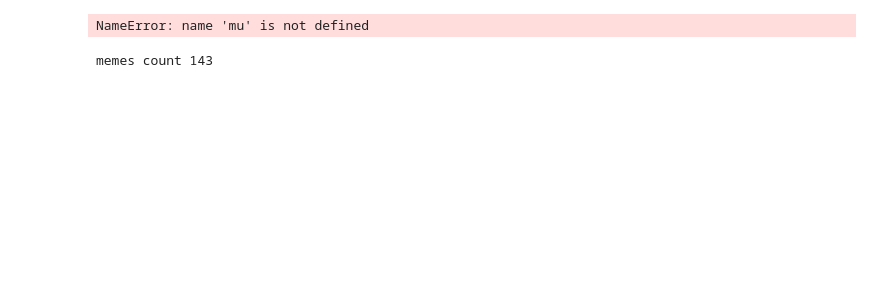
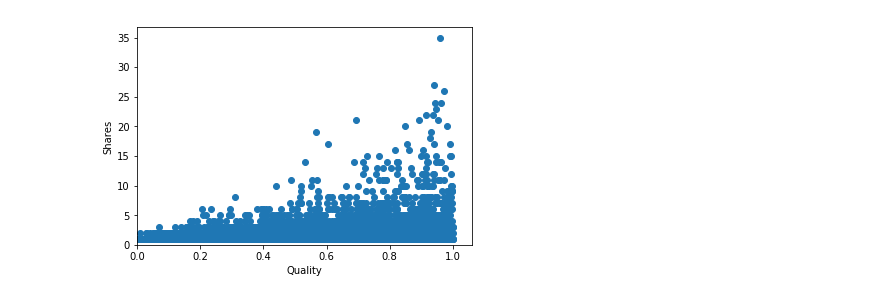
Before and after one commit to FakeNewsProject/FakeNews, a Jupyter notebook: Network Test.ipynb, the cells around one changed output. Saved outputs shown, nothing was run; the diff lists cells and outputs as text; code cells hidden in the pictures; blank space fills up the shorter version.

```diff
--- a/Network Test.ipynb
+++ b/Network Test.ipynb
@@ -16,8 +20,0 @@ network = Network(people,connexions)
-# %%
-network.timestep()
-# %% [output]
-NameError: name 'mu' is not defined
-# %%
-print("memes count " + str(len(network.memes)))
-# %% [output]
-memes count 143
@@ -34,0 +23,4 @@ df_memes['lifetime'] =  df_memes['end'] - df_memes['start']
+# %%
+net.plot_shares()
+# %% [output]
+[figure, added]
```
Also changed, not shown: parts of 13 cells of this notebook.
